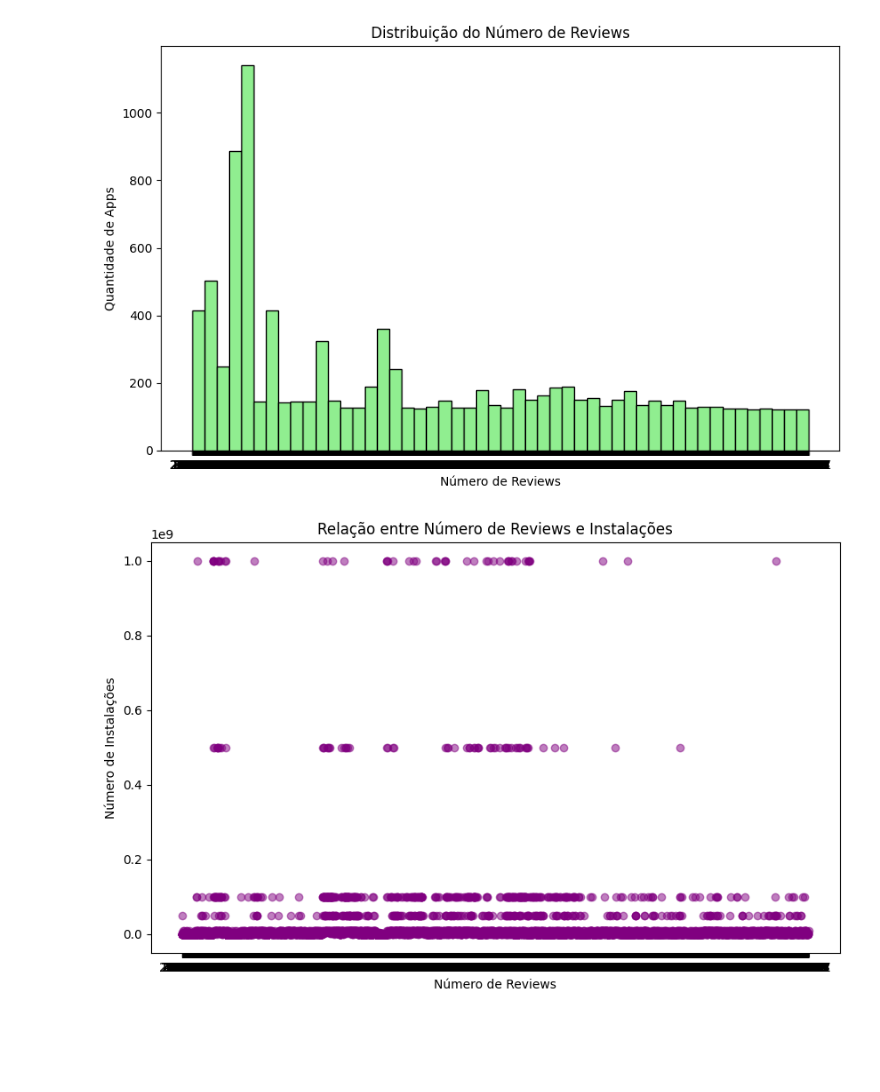
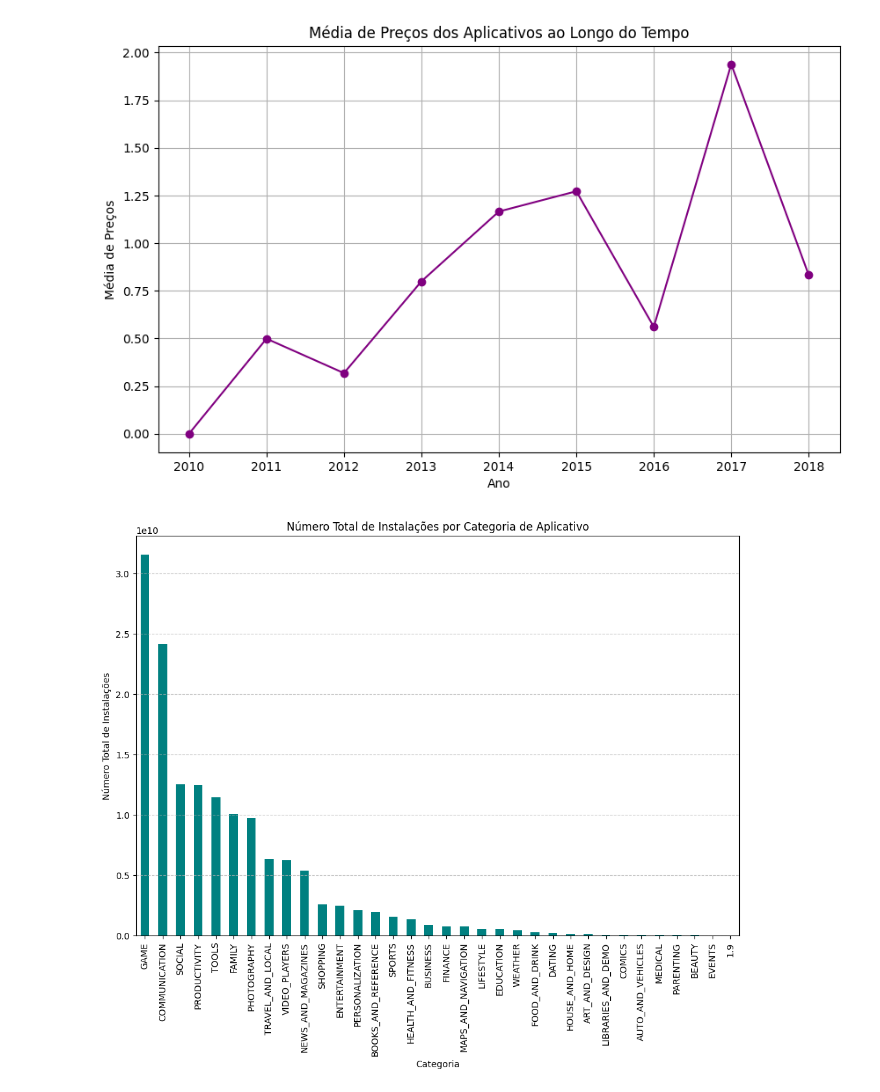
Before and after one commit to RodriguesBernardo/CompassUOL_, a Jupyter notebook: sprint03/Desafio/desafio.ipynb, the cells around one changed output. Drawn from its saved outputs; the diff is of its cells as text; code cells hidden in the pictures; blank space fills up the shorter version.

Commit message:
Atualização das evidencias e readme

```diff
--- a/sprint03/Desafio/desafio.ipynb
+++ b/sprint03/Desafio/desafio.ipynb
@@ -4,26 +4,26 @@ import matplotlib.pyplot as plt
 
 df = pd.read_csv('googleplaystore.csv')
 
+# Remover linhas duplicadas
 df = df.drop_duplicates()
 
+# Limpar e converter a coluna 'Installs' para numérico
 df['Installs'] = df['Installs'].str.replace('[+,]', '', regex=True).replace('Free', '')
 df['Installs'] = pd.to_numeric(df['Installs'], errors='coerce').dropna().astype(int)
 
-
+# Top 5 Apps por Número de Instalações
 top_5_installs = df.groupby('App')['Installs'].sum().sort_values(ascending=False).head(5)
 plt.figure(figsize=(10, 6))
-top_5_installs.plot(kind='bar', color='skyblue')
+top_5_installs.plot(kind='bar', color='black')
 plt.title('Top 5 Apps por Número de Instalações')
 plt.xlabel('App')
 plt.ylabel('Número de Instalações')
 plt.show()
 
+# Contagem de categorias de apps
 category_counts = df['Category'].value_counts()
 
-total_apps = df.shape[0]
-category_counts = category_counts[category_counts / total_apps > 0.01]
-
-# Gráfico de pizza mostrando categorias com mais de 1%
+# Gráfico de pizza mostrando todas as categorias
 plt.figure(figsize=(10, 8))
 category_counts.plot(kind='pie', autopct='%1.1f%%', startangle=140, cmap='Set3')
 plt.title('Distribuição das Categorias de Apps')
@@ -47,19 +47,39 @@ top_10_reviews = df[['App', 'Reviews']].sort_values(by='Reviews', ascending=Fals
 print("Top 10 apps por número de reviews:")
 print(top_10_reviews)
 print("----------------------------------------------------------------------------------")
-# Histograma de avaliações
+
+# Converter a coluna 'Last Updated' para o formato de data
+df['Last Updated'] = pd.to_datetime(df['Last Updated'], errors='coerce')
+
+# Criar uma nova coluna com o ano das atualizações
+df['Ano_Atualizacao'] = df['Last Updated'].dt.year
+
+# Contar o número de atualizações por ano
+atualizacoes_por_ano = df['Ano_Atualizacao'].value_counts().sort_index()
+
+# Calcular a média de preços por ano de atualização
+media_precos_por_ano = df.groupby('Ano_Atualizacao')['Price'].mean().sort_index()
+
+# Criar o gráfico de linhas mostrando a média de preços por ano
 plt.figure(figsize=(10, 6))
-plt.hist(df['Reviews'].dropna(), bins=50, color='lightgreen', edgecolor='black')
-plt.title('Distribuição do Número de Reviews')
-plt.xlabel('Número de Reviews')
-plt.ylabel('Quantidade de Apps')
+plt.plot(media_precos_por_ano.index, media_precos_por_ano.values, marker='o', color='purple')
+plt.title('Média de Preços dos Aplicativos ao Longo do Tempo')
+plt.xlabel('Ano')
+plt.ylabel('Média de Preços')
+plt.grid(True)
 plt.show()
 
-# Gráfico de dispersão (scatter plot) entre avaliações e instalações
-plt.figure(figsize=(10, 6))
-plt.scatter(df['Reviews'], df['Installs'], color='purple', alpha=0.5)
-plt.title('Relação entre Número de Reviews e Instalações')
-plt.xlabel('Número de Reviews')
-plt.ylabel('Número de Instalações')
+
+# Calcular o número total de instalações por categoria
+total_instalacoes_por_categoria = df.groupby('Category')['Installs'].sum().sort_values(ascending=False)
+
+# Criar o gráfico de barras verticais
+plt.figure(figsize=(12, 8))
+total_instalacoes_por_categoria.plot(kind='bar', color='teal')
+plt.title('Número Total de Instalações por Categoria de Aplicativo')
+plt.xlabel('Categoria')
+plt.ylabel('Número Total de Instalações')
+plt.xticks(rotation=90)
+plt.grid(axis='y', linestyle='--', alpha=0.7)
 plt.show()
 # %% [output]
@@ -68,19 +88,19 @@ plt.show()
 App mais caro: I'm Rich - Trump Edition | Preço: 400.0
 ----------------------------------------------------------------------------------
 Número de apps classificados como 'Mature 17+': 447
 ----------------------------------------------------------------------------------
 Top 10 apps por número de reviews:
                                                     App Reviews
 2989                             GollerCepte Live Score    9992
 4970                       Ad Block REMOVER - NEED ROOT     999
 2705                                SnipSnap Coupon App    9975
 3229                                         DreamTrips    9971
 3049                  US Open Tennis Championships 2018    9971
 7002   Adult Color by Number Book - Paint Mandala Pages     997
 6724                     BSPlayer ARMv7 VFP CPU support    9966
 7982  Easy Resume Builder, Resume help, Curriculum v...     996
 353                                   MegaFon Dashboard   99559
 326   Buff Thun - Daily Free Webtoon / Comics / Web ...    9952
 ----------------------------------------------------------------------------------
-[figure, old version]
+[figure, new version]
-[figure, old version]
+[figure, new version]
```
Also changed, not shown: parts of 1 cell of this notebook, 13 other files.
